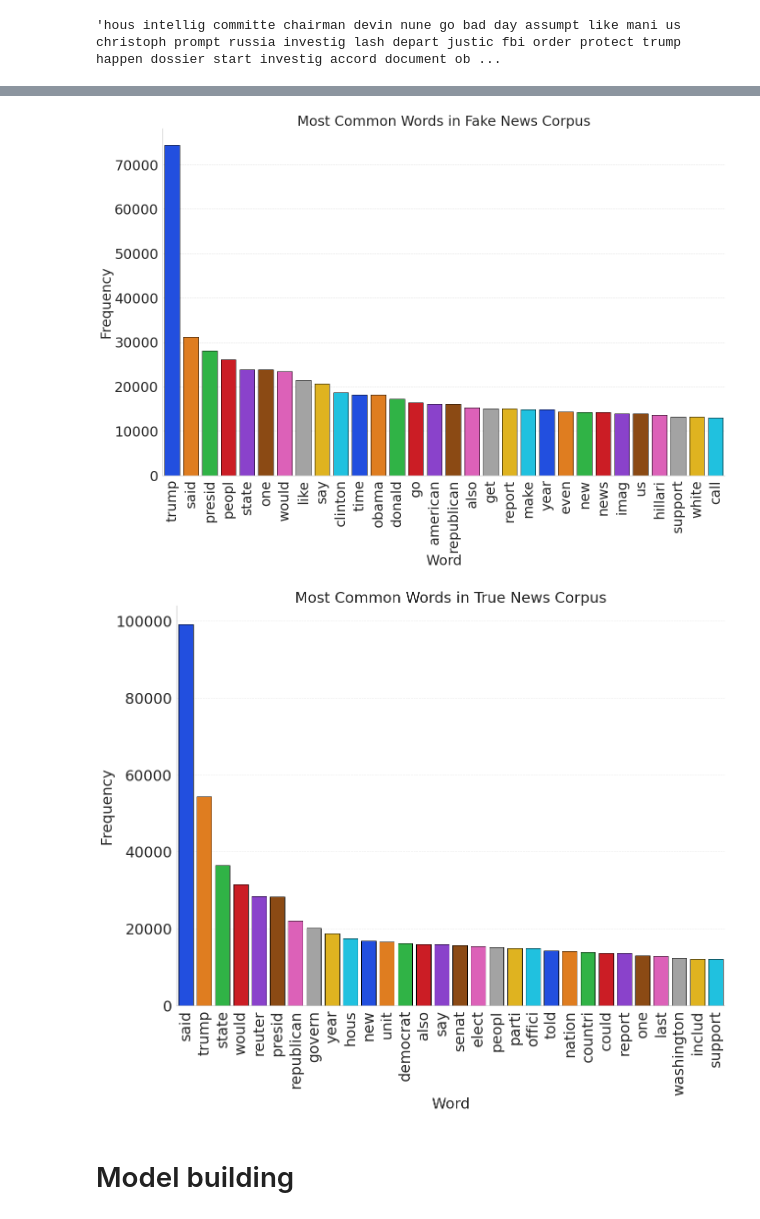
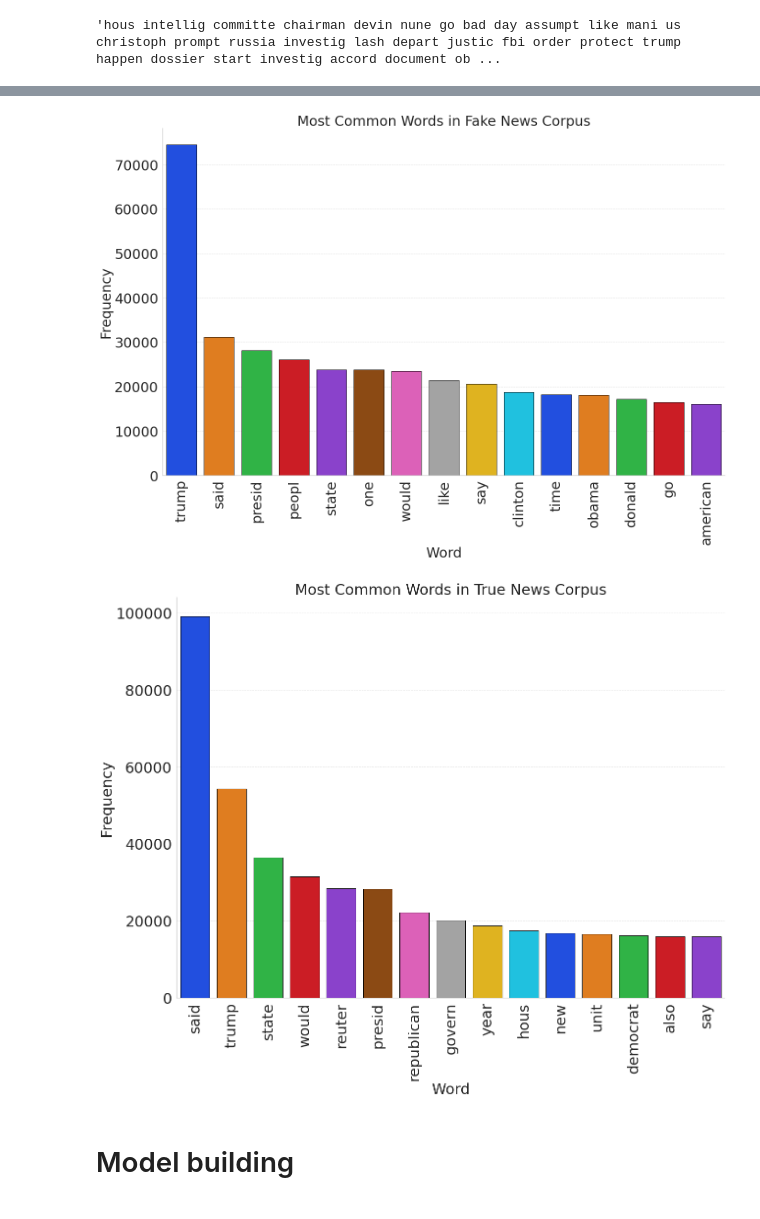
Before and after one commit to Jkhattak/FakeAndRealNews, a Jupyter notebook: main.ipynb, the cells around one changed output, grey strips where cells are left out. Drawn from its saved outputs; the diff is of its cells as text; code cells hidden in the pictures.

```diff
--- a/main.ipynb
+++ b/main.ipynb
@@ -573,38 +578,38 @@ sns.set_style("whitegrid")
 plt.figure(figsize=(20, 15)) # adjust figure size
 
 # Use the Counter class to count the occurrences of each word in the Fake_corpus text corpus, and take the 30 most common words
-most_common_words = Counter(fake_corpus).most_common(30)
+most_common_words = Counter(fake_corpus).most_common(15)
 
 # Convert the list of most common words into a Pandas DataFrame
 word_count_df = pd.DataFrame(most_common_words)
 
 # Create a bar plot using Seaborn, with the specified colors and edge color
 ax = sns.barplot(x=word_count_df[0], y=word_count_df[1], palette=colors, edgecolor='black')
 
 # Set the title and axis labels with larger font size
 plt.title("Most Common Words in Fake News Corpus", fontsize=30)
 plt.xlabel("Word", fontsize=30)
 plt.ylabel("Frequency", fontsize=30)
 
 # Rotate the x-axis labels vertically for better readability with larger font size
 ax.set_xticklabels(ax.get_xticklabels(), rotation=90, fontsize=30)
 
 # Set the y-axis label font size
 plt.yticks(fontsize=30)
 
 # Add a grid to the plot with larger line width and alpha
 ax.grid(True, axis='y', linestyle='--', alpha=0.6, linewidth=1)
 
 # Remove the top and right spines
 sns.despine(top=True, right=True)
 
 # Adjust the margins to center the plot
 plt.subplots_adjust(left=0.1, right=0.95, top=0.9, bottom=0.2)
 
 # Show the plot
 plt.show()
 # %% [output]
-[figure, old version]
+[figure, new version]
 # %%
 # create an empty list to store the corpus
 True_corpus = []
@@ -623,7 +628,7 @@ colors = sns.color_palette("bright", 30)
 plt.figure(figsize=(20,15))
 
 # Use the Counter class to count the occurrences of each word in the True_corpus text corpus, and take the 30 most common words
-most_common_words = Counter(True_corpus).most_common(30)
+most_common_words = Counter(True_corpus).most_common(15)
 
 # Convert the list of most common words into a Pandas DataFrame
 word_count_df = pd.DataFrame(most_common_words)
@@ -649,6 +654,6 @@ sns.despine(top=True, right=True)
 # Show the plot
 plt.show()
 # %% [output]
-[figure, old version]
+[figure, new version]
 # %% [markdown]
 # Model building
```
Also changed, not shown: parts of 21 cells of this notebook, 1 other file.
